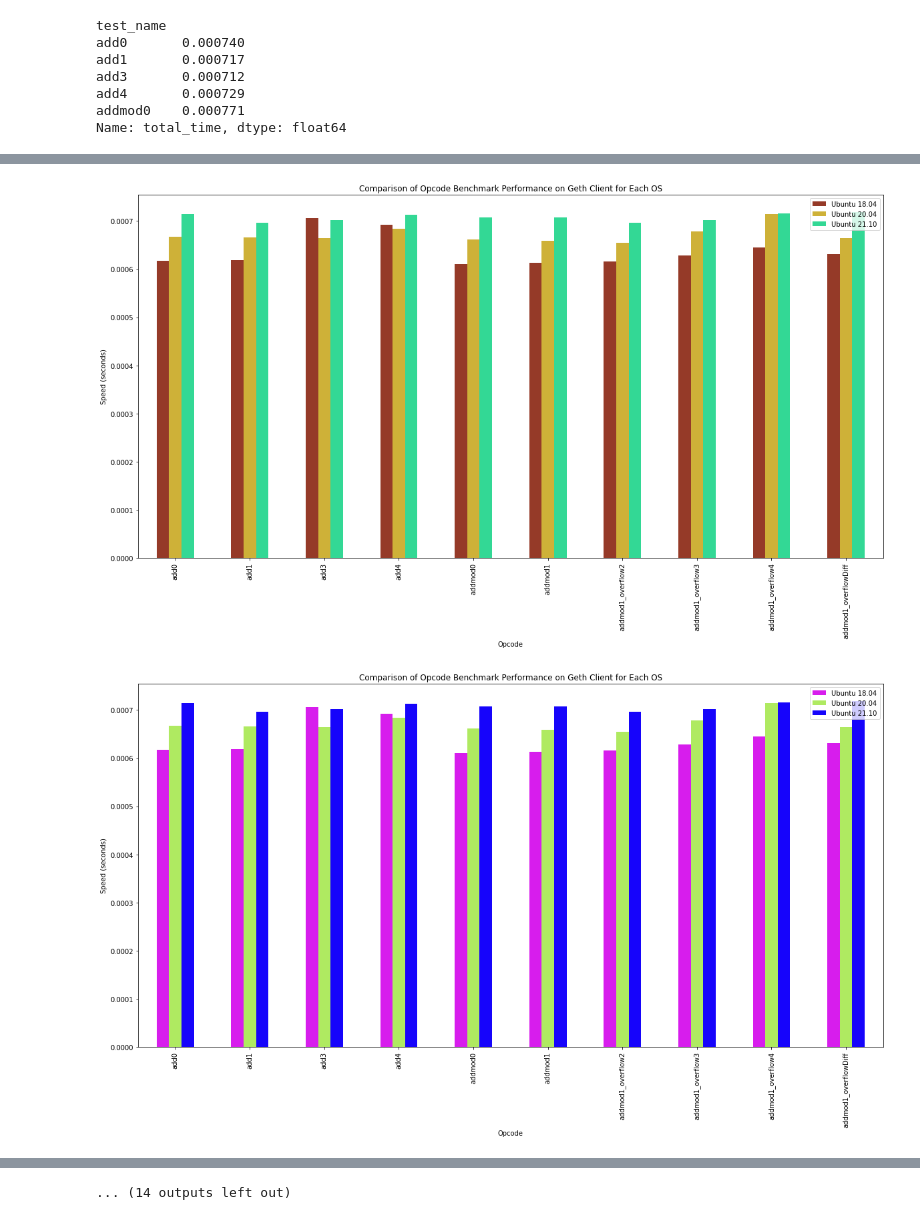
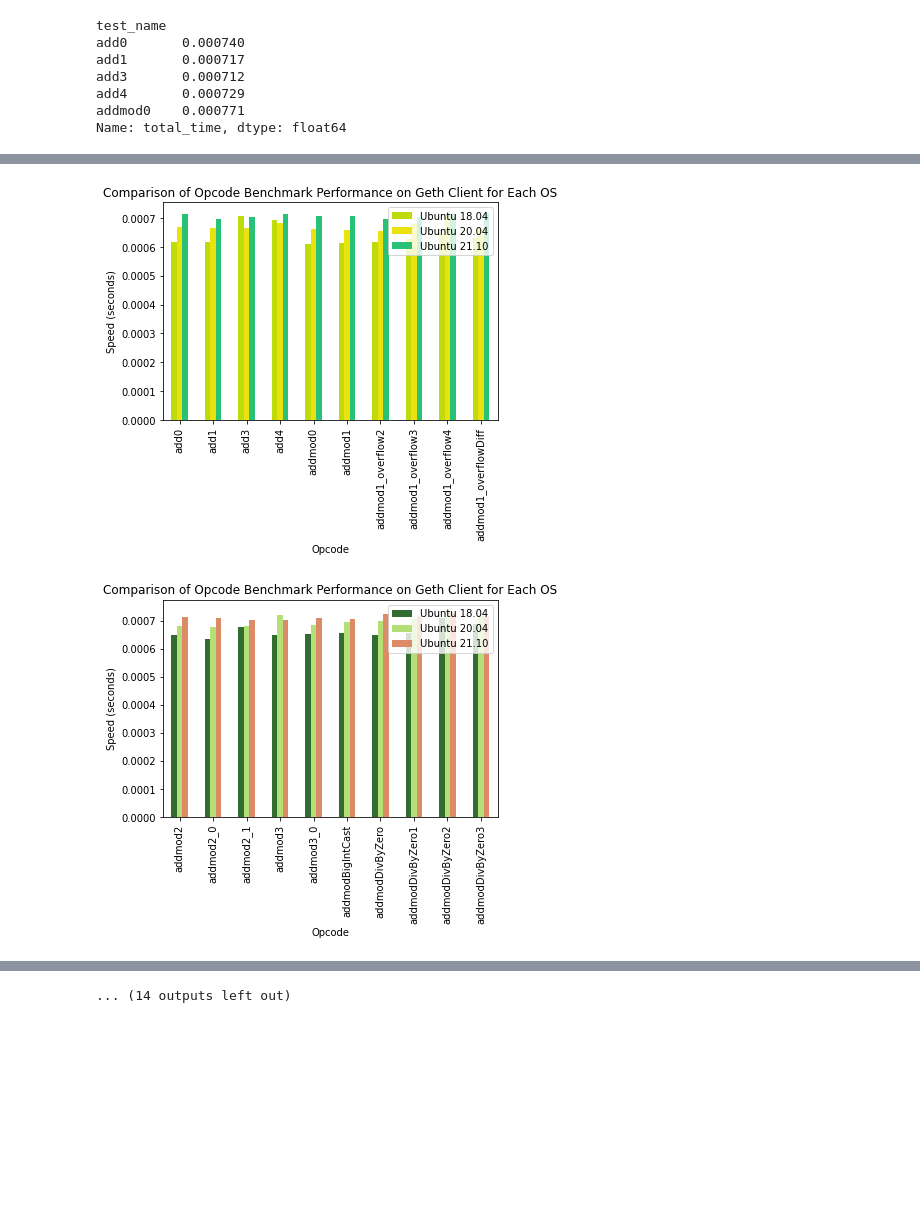
Before and after one commit to ChrisPaulDillon/SmartContractBenchmarking, a Jupyter notebook: notebooks/benchmark-analysis.ipynb, the cells around one changed output, grey strips where cells are left out. Drawn from its saved outputs; the diff is of its cells as text; code cells hidden in the pictures; blank space fills up the shorter version.

```diff
--- a/notebooks/benchmark-analysis.ipynb
+++ b/notebooks/benchmark-analysis.ipynb
@@ -59,9 +59,8 @@ row_count = 0
 while (row_count < number_of_rows):
 
     df_fragment = df_kevm_geth.head(10)
-    last_row = row_count
     row_count = row_count + 10
-    df_kevm_geth.drop(df_kevm_geth.index[last_row:row_count])
+    df_kevm_geth = df_kevm_geth.iloc[10:]
     colors = ["#"+''.join([random.choice('0123456789ABCDEF') for j in range(6)])
              for i in range(number_of_colors)]
     ax = df_fragment.plot(kind="bar",  title='Comparison of Opcode Benchmark Performance for Geth & Kevm Client', color=colors)
@@ -84,24 +83,23 @@ while (row_count < number_of_rows):
 # %%
 
 df = pd.merge(ubuntu1804, ubuntu2004,on='test_name')
 df = pd.merge(df, ubuntu2110,on='test_name')
 df = df.rename(columns={"total_time_x": "Ubuntu 18.04", "total_time_y": "Ubuntu 20.04", "total_time": "Ubuntu 21.10"}, errors="raise")
 #df = df.head(4)
 
 index = df.index
 number_of_rows = len(index)
 
 row_count = 0
 while (row_count < number_of_rows):
     df_fragment = df.head(10)
-    last_row = row_count
     row_count = row_count + 10
-    df.drop(df.index[last_row:row_count])
+    df = df.iloc[10:]
     colors = ["#"+''.join([random.choice('0123456789ABCDEF') for j in range(6)])
         for i in range(number_of_colors)]
     ax = df_fragment.plot(kind="bar",  title='Comparison of Opcode Benchmark Performance on Geth Client for Each OS', color=colors)
     ax.set_xlabel("Opcode")
     ax.set_ylabel("Speed (seconds)")
 # %% [output]
-[figure, old version]
+[figure, new version]
-[figure, old version]
+[figure, new version]
```
Also changed, not shown: parts of 3 cells of this notebook.
